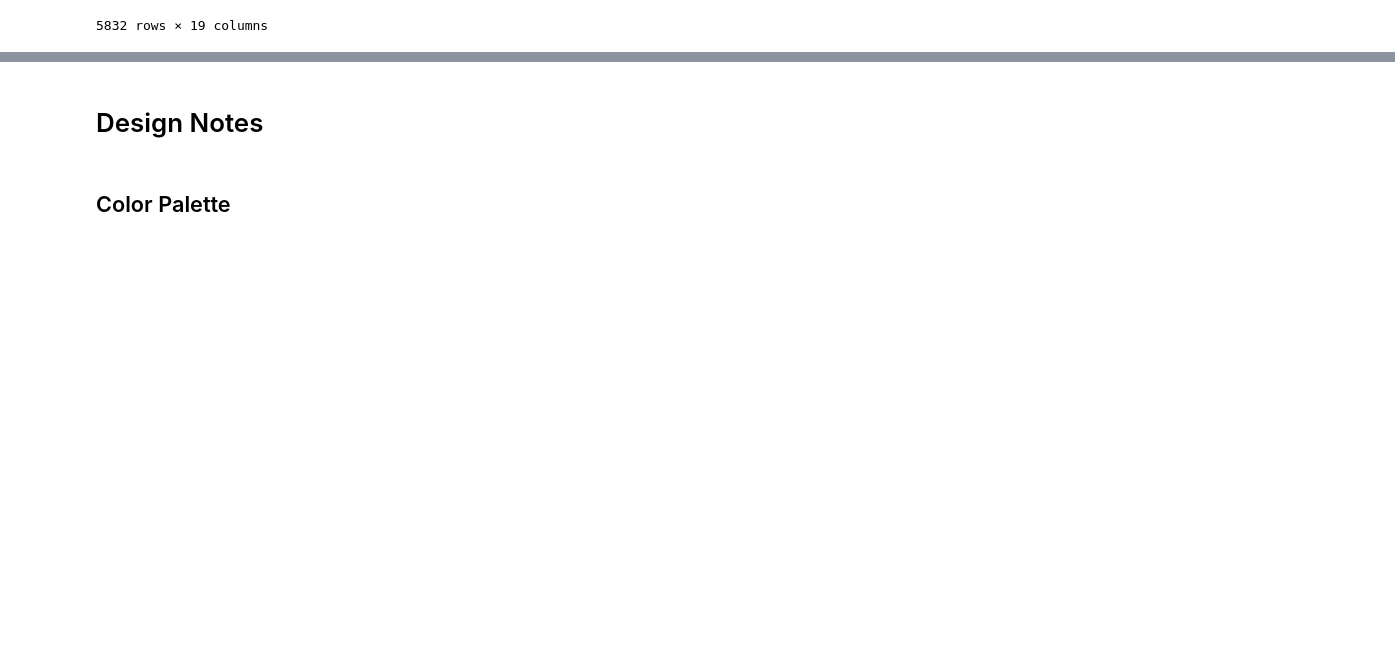
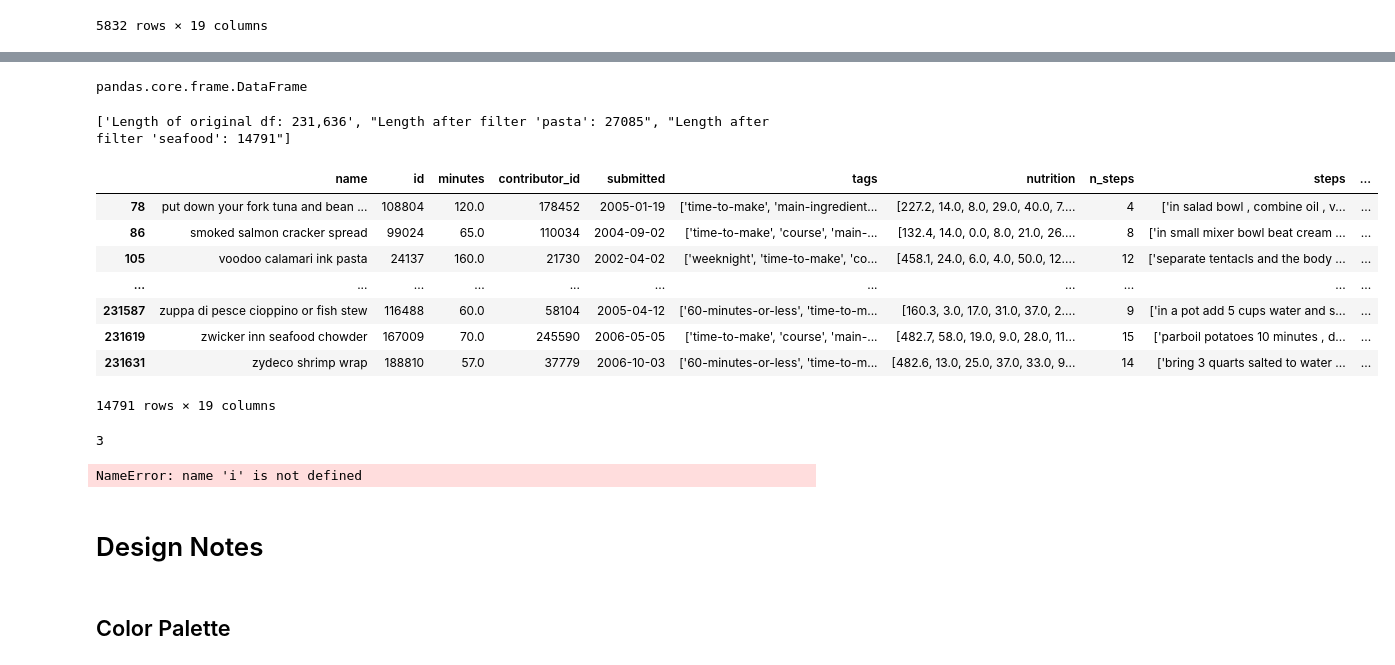
Before and after one commit to mike-flanagan/recipe-book, a Jupyter notebook: FrontEnd_Development_Notebook.ipynb, the cells around one changed output, grey strips where cells are left out. Drawn from its saved outputs; the diff is of its cells as text; code cells hidden in the pictures; blank space fills up the shorter version.

```diff
--- a/FrontEnd_Development_Notebook.ipynb
+++ b/FrontEnd_Development_Notebook.ipynb
@@ -353,0 +370,2 @@ rdf[rdf.tags.str.contains('sandwiches', case=False) == True] # checking values
+# %%
+foodmood = ['pasta', 'seafood']
@@ -354,3 +456,37 @@ rdf[rdf.tags.str.contains('sandwiches', case=False) == True] # checking values
+# %%
+type(rdf)
+# %% [output]
+pandas.core.frame.DataFrame
+# %%
+cuisine_filter(foodmood, rdf, verbose=2)
+# %% [output]
+['Length of original df: 231,636', "Length after filter 'pasta': 27085", "Length after filter 'seafood': 14791"]
+|  | name | id | minutes | contributor_id | submitted | tags | nutrition | n_steps | steps | ... |
+| 78 | put down your fork tuna and bean ... | 108804 | 120.0 | 178452 | 2005-01-19 | ['time-to-make', 'main-ingredient... | [227.2, 14.0, 8.0, 29.0, 40.0, 7.... | 4 | ['in salad bowl , combine oil , v... | ... |
+| 86 | smoked salmon cracker spread | 99024 | 65.0 | 110034 | 2004-09-02 | ['time-to-make', 'course', 'main-... | [132.4, 14.0, 0.0, 8.0, 21.0, 26.... | 8 | ['in small mixer bowl beat cream ... | ... |
+| 105 | voodoo calamari ink pasta | 24137 | 160.0 | 21730 | 2002-04-02 | ['weeknight', 'time-to-make', 'co... | [458.1, 24.0, 6.0, 4.0, 50.0, 12.... | 12 | ['separate tentacls and the body ... | ... |
+| ... | ... | ... | ... | ... | ... | ... | ... | ... | ... | ... |
+| 231587 | zuppa di pesce cioppino or fish stew | 116488 | 60.0 | 58104 | 2005-04-12 | ['60-minutes-or-less', 'time-to-m... | [160.3, 3.0, 17.0, 31.0, 37.0, 2.... | 9 | ['in a pot add 5 cups water and s... | ... |
+| 231619 | zwicker inn seafood chowder | 167009 | 70.0 | 245590 | 2006-05-05 | ['time-to-make', 'course', 'main-... | [482.7, 58.0, 19.0, 9.0, 28.0, 11... | 15 | ['parboil potatoes 10 minutes , d... | ... |
+| 231631 | zydeco shrimp wrap | 188810 | 57.0 | 37779 | 2006-10-03 | ['60-minutes-or-less', 'time-to-m... | [482.6, 13.0, 25.0, 37.0, 33.0, 9... | 14 | ['bring 3 quarts salted to water ... | ... |
+14791 rows × 19 columns
 # %%
 sandwich_recipes = rdf[rdf.tags.str.contains('sandwiches', case=False) == True]
 sandwich_recipes.to_csv('data/cuisine/sandwiches.csv')
+# %%
+len(rdf[((rdf.tags.str.contains('seafood') == True) &
+     (rdf.tags.str.contains('pasta')) &
+     (rdf.tags.str.contains('side-dishes'))
+        )
+#         & (rdf.tags.str.contains('ethiopian'))
+       & ((rdf.tags.str.contains('japanese')))])
+# #       (rdf.tags.str.contains('french'))
+
+#         )])
+# %% [output]
+3
+# %%
+check =  any(i in rdf.tags.apply(lambda x: x[1:-1].split(sep=', ') for i in foodmood))
+check
+# %% [output]
+NameError: name 'i' is not defined
```
Also changed, not shown: parts of 11 cells of this notebook, 2 other files.
